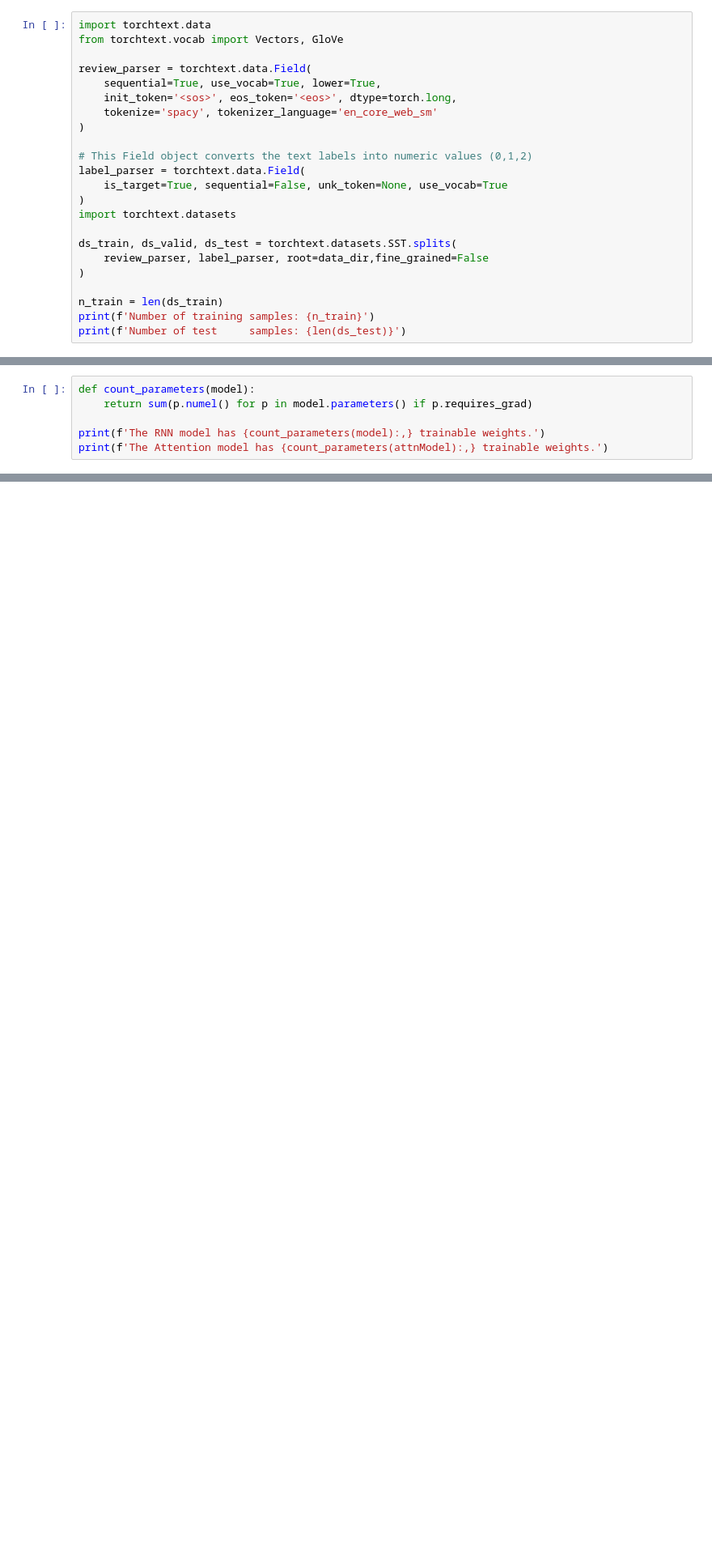
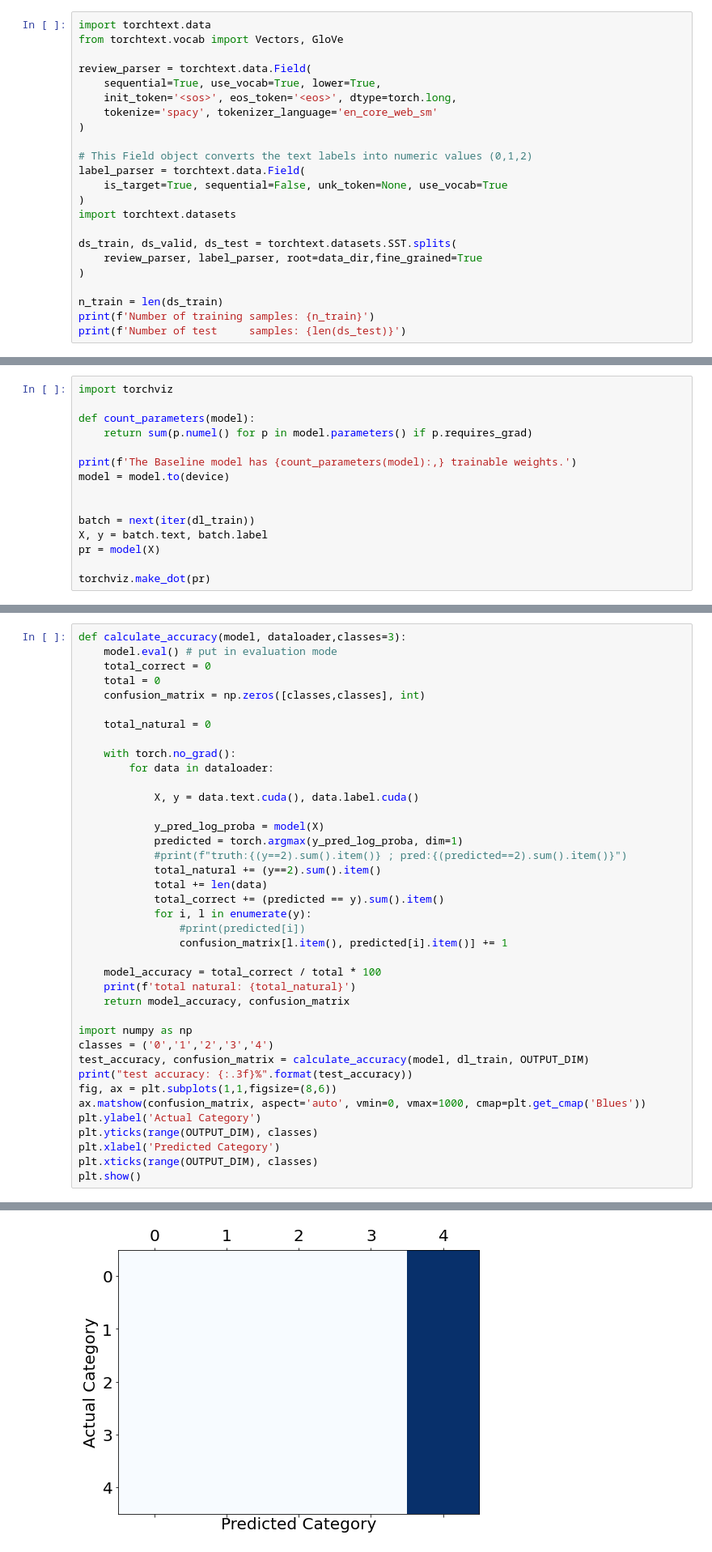
Before and after one commit to mkimhi/Sentiment-Analysis-Attention, a Jupyter notebook: Part3_MiniProject.ipynb, the cells around one changed output, grey strips where cells are left out. Shown: that part at 81% size. Drawn from its saved outputs; the diff is of its cells as text; blank space fills up the shorter version.

```diff
--- a/Part3_MiniProject.ipynb
+++ b/Part3_MiniProject.ipynb
@@ -112,7 +112,7 @@ label_parser = torchtext.data.Field(
 import torchtext.datasets
 
 ds_train, ds_valid, ds_test = torchtext.datasets.SST.splits(
-    review_parser, label_parser, root=data_dir,fine_grained=False
+    review_parser, label_parser, root=data_dir,fine_grained=True
 )
 
 n_train = len(ds_train)
@@ -168,7 +171,16 @@ AttentionAnalyzer(
 # %%
+import torchviz
+
 def count_parameters(model):
     return sum(p.numel() for p in model.parameters() if p.requires_grad)
 
-print(f'The RNN model has {count_parameters(model):,} trainable weights.')
-print(f'The Attention model has {count_parameters(attnModel):,} trainable weights.')
+print(f'The Baseline model has {count_parameters(model):,} trainable weights.')
+model = model.to(device)
+
+
+batch = next(iter(dl_train))
+X, y = batch.text, batch.label
+pr = model(X)
+
+torchviz.make_dot(pr)
 # %% [output]
@@ -282,2 +205,42 @@ from project.Trainer import train,evaluate_model
 # %% [markdown]
 *Training the baseline model*
+# %%
+def calculate_accuracy(model, dataloader,classes=3):
+    model.eval() # put in evaluation mode
+    total_correct = 0
+    total = 0
+    confusion_matrix = np.zeros([classes,classes], int)
+
+    total_natural = 0
+
+    with torch.no_grad():
+        for data in dataloader:
+
+            X, y = data.text.cuda(), data.label.cuda()
+
+            y_pred_log_proba = model(X)
+            predicted = torch.argmax(y_pred_log_proba, dim=1)
+            #print(f"truth:{(y==2).sum().item()} ; pred:{(predicted==2).sum().item()}")
+            total_natural += (y==2).sum().item()
+            total += len(data)
+            total_correct += (predicted == y).sum().item()
+            for i, l in enumerate(y):
+                #print(predicted[i])
+                confusion_matrix[l.item(), predicted[i].item()] += 1
+
+    model_accuracy = total_correct / total * 100
+    print(f'total natural: {total_natural}')
+    return model_accuracy, confusion_matrix
+
+import numpy as np
+classes = ('0','1','2','3','4')
+test_accuracy, confusion_matrix = calculate_accuracy(model, dl_train, OUTPUT_DIM)
+print("test accuracy: {:.3f}%".format(test_accuracy))
+fig, ax = plt.subplots(1,1,figsize=(8,6))
+ax.matshow(confusion_matrix, aspect='auto', vmin=0, vmax=1000, cmap=plt.get_cmap('Blues'))
+plt.ylabel('Actual Category')
+plt.yticks(range(OUTPUT_DIM), classes)
+plt.xlabel('Predicted Category')
+plt.xticks(range(OUTPUT_DIM), classes)
+plt.show()
+# %% [output]
@@ -284,3 +249,4 @@ from project.Trainer import train,evaluate_model
+[figure, added]
 # %%
 optimizer = torch.optim.Adam(model.parameters(), lr=learning_rate)
 loss_fn = nn.NLLLoss()
```
Also changed, not shown: parts of 15 cells of this notebook, 2 other files.
